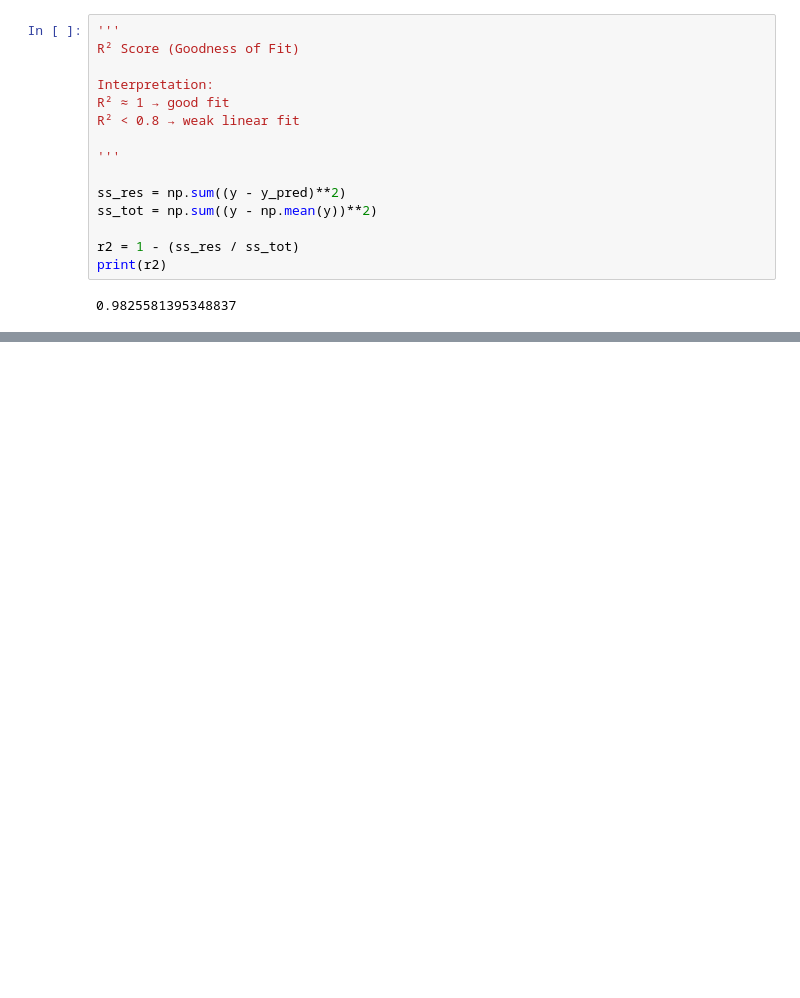
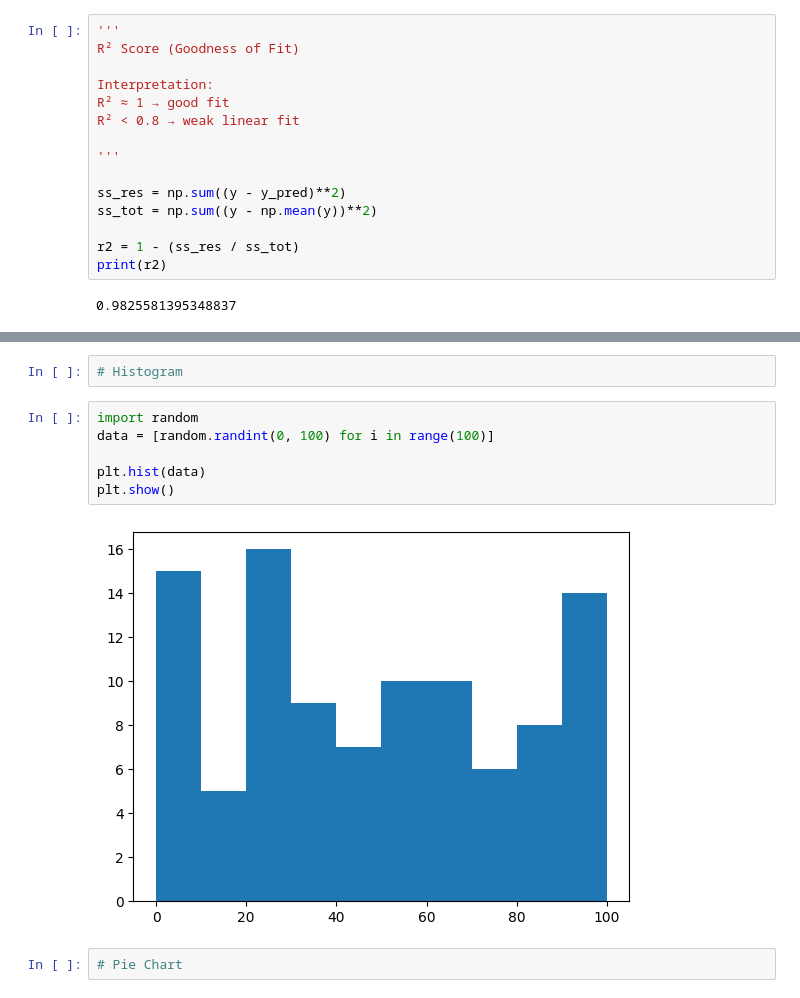
Before and after one commit to AnkitKaushik-DevOps/AI-ML-Engineering-Portfolio, a Jupyter notebook: data_visualization/main.ipynb, the cells around one changed output, grey strips where cells are left out. Saved outputs shown, nothing was run; the diff lists cells and outputs as text; blank space fills up the shorter version.

```diff
--- a/data_visualization/main.ipynb
+++ b/data_visualization/main.ipynb
@@ -95,0 +108,12 @@ print(r2)
+# %%
+# Histogram
+# %%
+import random
+data = [random.randint(0, 100) for i in range(100)]
+
+plt.hist(data)
+plt.show()
+# %% [output]
+[figure, added]
+# %%
+# Pie Chart
```
Also changed, not shown: parts of 5 cells of this notebook.
